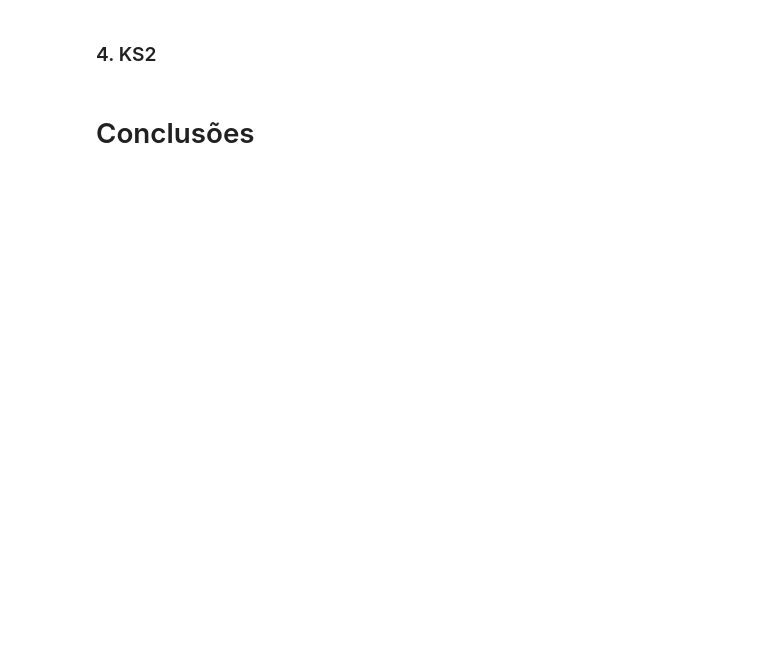
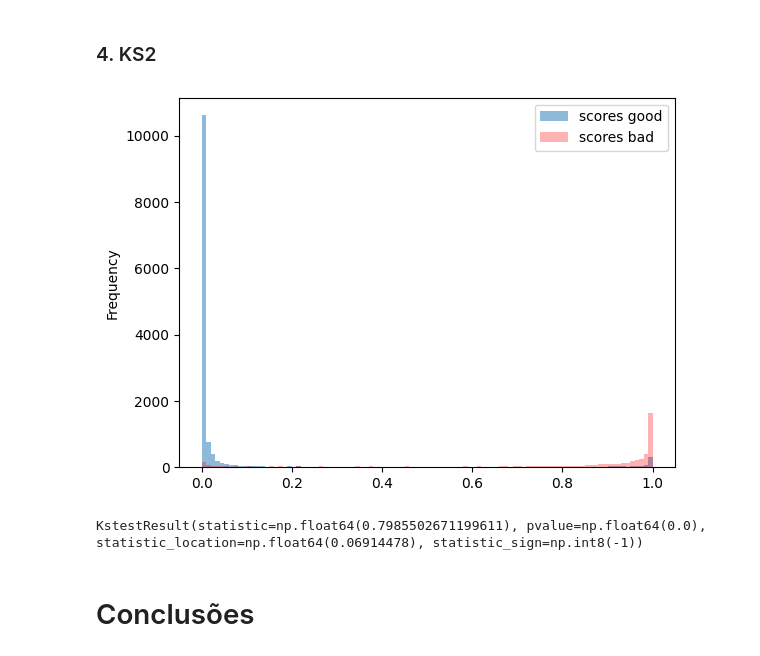
Before and after one commit to deborabmfreitas/credit-score-prediction, a Jupyter notebook: 4.business-analysis.ipynb, the cells around one changed output. Saved outputs shown, nothing was run; the diff lists cells and outputs as text; code cells hidden in the pictures; blank space fills up the shorter version.

```diff
--- a/4.business-analysis.ipynb
+++ b/4.business-analysis.ipynb
@@ -179,2 +201,15 @@ y_pred_new = (y_score > 0.286677) * 1
+# %%
+df_test_scores[df_test_scores['target'] == 0]['score'].plot(kind='hist', bins=100, label='scores good', alpha= 0.5)
+df_test_scores[df_test_scores['target'] == 1]['score'].plot(kind='hist', bins=100, label='scores bad', color='red', alpha=0.3)
+plt.legend()
+plt.show()
+# %% [output]
+[figure, added]
+# %%
+ks_2samp(df_test_scores[df_test_scores['target'] == 1]['score'],
+         df_test_scores[df_test_scores['target'] == 0]['score']
+        )
+# %% [output]
+KstestResult(statistic=np.float64(0.7985502671199611), pvalue=np.float64(0.0), statistic_location=np.float64(0.06914478), statistic_sign=np.int8(-1))
 # %% [markdown]
 # Conclusões
```
Also changed, not shown: parts of 11 cells of this notebook.
